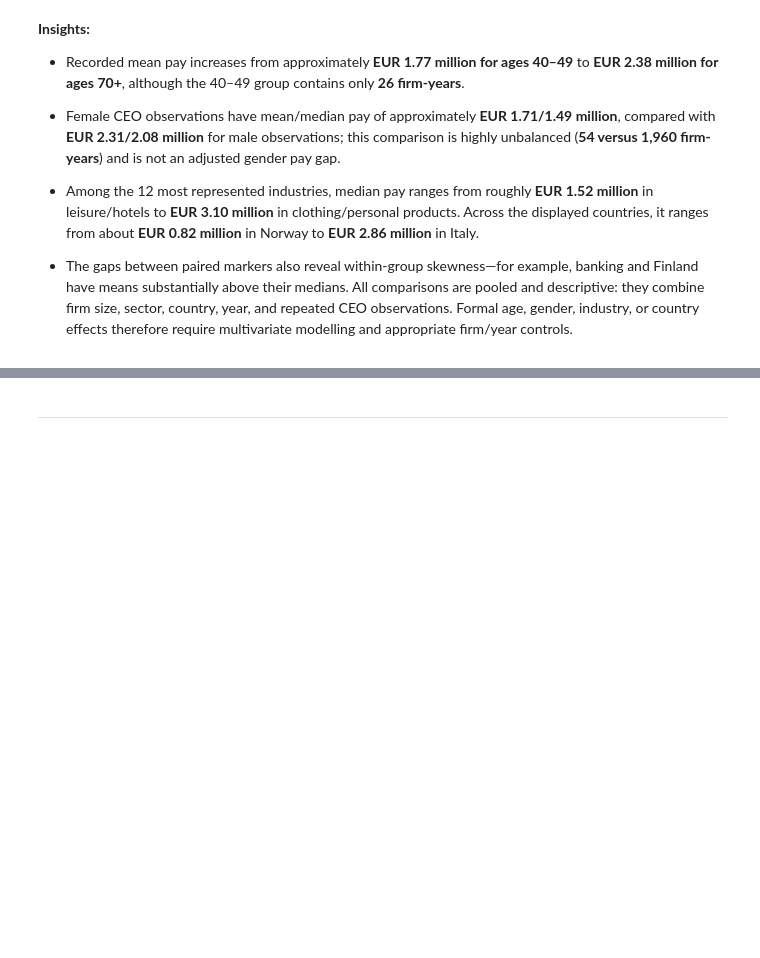
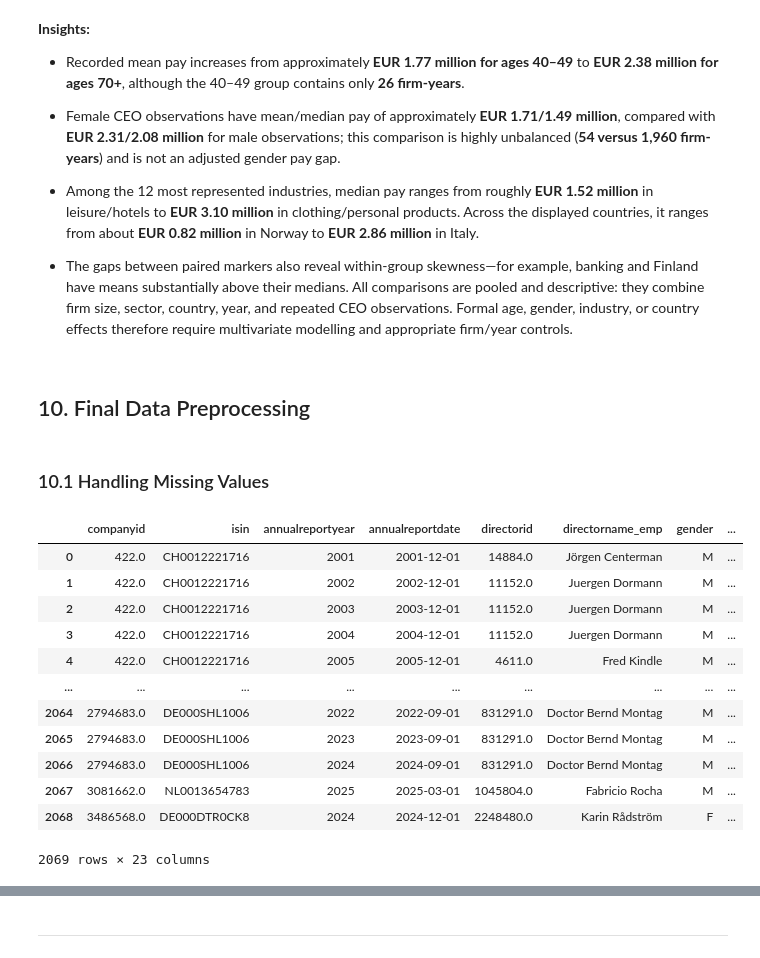
Before and after one commit to rizkyakbar-tud/DAI, a Jupyter notebook: mission/proposals_st26/mission_proposal_Akbar-Zduńczyk_progress.ipynb, the cells around one changed output, grey strips where cells are left out. Cells and saved outputs as stored; diff of their text form; code cells hidden in the pictures; blank space fills up the shorter version.

```diff
--- a/mission/proposals_st26/mission_proposal_Akbar-Zduńczyk_progress.ipynb
+++ b/mission/proposals_st26/mission_proposal_Akbar-Zduńczyk_progress.ipynb
@@ -3184,3 +3410,65 @@ display(
 - Among the 12 most represented industries, median pay ranges from roughly **EUR 1.52 million** in leisure/hotels to **EUR 3.10 million** in clothing/personal products. Across the displayed countries, it ranges from about **EUR 0.82 million** in Norway to **EUR 2.86 million** in Italy.
 
 - The gaps between paired markers also reveal within-group skewness—for example, banking and Finland have means substantially above their medians. All comparisons are pooled and descriptive: they combine firm size, sector, country, year, and repeated CEO observations. Formal age, gender, industry, or country effects therefore require multivariate modelling and appropriate firm/year controls.
+# %% [markdown]
+<a id="final-data-preprocessing"></a>
+## 10. Final Data Preprocessing
+# %% [markdown]
+### 10.1 Handling Missing Values
+# %%
+df_final_eur = df_panel_final[
+    [
+        # Panel identifiers
+        "companyid",
+        "isin",
+        "annualreportyear",
+        "annualreportdate",
+
+        # Individual demographics
+        "directorid",
+        "directorname_emp",
+        "gender",
+        "age",
+
+        # CEO turnover / event-study variables
+        "ceo_turnover_dummy",
+        "treated_firm",
+        "event_time",
+        "post_turnover",
+        "event_window_3yr",
+        "event_window_5yr",
+
+        # CEO compensation outcome
+        "log_real_totalcompensation_eur_2015",
+
+        # Company information
+        "companyname",
+        "sector",
+        "hocountryname",
+        "emp",
+
+        # Firm size
+        "log_real_assets_eur_2015",
+
+        # Company performance controls
+        "roa",
+        "log_real_market_cap_eur_2015",
+        "leverage",
+    ]
+].copy()
+
+df_final_eur
+# %% [output]
+|  | companyid | isin | annualreportyear | annualreportdate | directorid | directorname_emp | gender | ... |
+| 0 | 422.0 | CH0012221716 | 2001 | 2001-12-01 | 14884.0 | Jörgen Centerman | M | ... |
+| 1 | 422.0 | CH0012221716 | 2002 | 2002-12-01 | 11152.0 | Juergen Dormann | M | ... |
+| 2 | 422.0 | CH0012221716 | 2003 | 2003-12-01 | 11152.0 | Juergen Dormann | M | ... |
+| 3 | 422.0 | CH0012221716 | 2004 | 2004-12-01 | 11152.0 | Juergen Dormann | M | ... |
+| 4 | 422.0 | CH0012221716 | 2005 | 2005-12-01 | 4611.0 | Fred Kindle | M | ... |
+| ... | ... | ... | ... | ... | ... | ... | ... | ... |
+| 2064 | 2794683.0 | DE000SHL1006 | 2022 | 2022-09-01 | 831291.0 | Doctor Bernd Montag | M | ... |
+| 2065 | 2794683.0 | DE000SHL1006 | 2023 | 2023-09-01 | 831291.0 | Doctor Bernd Montag | M | ... |
+| 2066 | 2794683.0 | DE000SHL1006 | 2024 | 2024-09-01 | 831291.0 | Doctor Bernd Montag | M | ... |
+| 2067 | 3081662.0 | NL0013654783 | 2025 | 2025-03-01 | 1045804.0 | Fabricio Rocha | M | ... |
+| 2068 | 3486568.0 | DE000DTR0CK8 | 2024 | 2024-12-01 | 2248480.0 | Karin Rådström | F | ... |
+2069 rows × 23 columns
```
Also changed, not shown: parts of 13 cells of this notebook.
